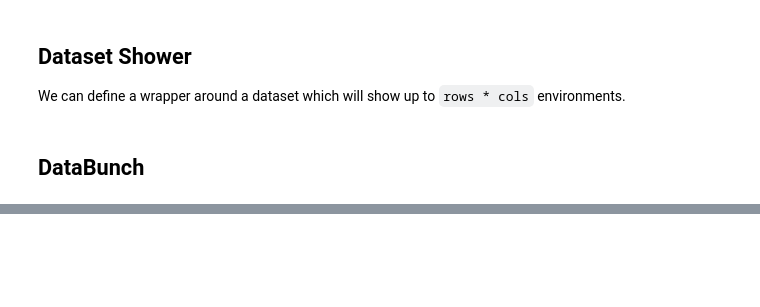
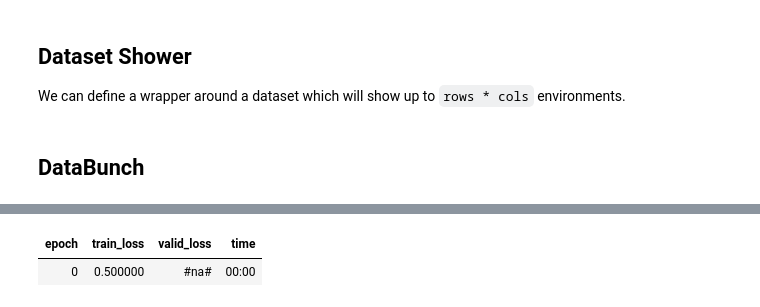
Before and after one commit to josiahls/fast-reinforcement-learning-2, a Jupyter notebook: nbs/05_data_block.ipynb, the cells around one changed output, grey strips where cells are left out. Drawn from its saved outputs; the diff is of its cells as text; code cells hidden in the pictures; blank space fills up the shorter version.

```diff
--- a/nbs/05_data_block.ipynb
+++ b/nbs/05_data_block.ipynb
@@ -616,7 +610,10 @@ with pytest.raises(RuntimeError):
 # %%
-data=AsyncExperienceSourceDataBunch.from_env('CartPole-v1',display=False,firstlast=True,add_valid=False,n_processes=2,n_envs=2)
+data=AsyncExperienceSourceDataBunch.from_env('CartPole-v1',display=False,firstlast=True,add_valid=False,max_steps=50,n_processes=2,n_envs=2)
 model=nn.Sequential(nn.Linear(4,5),nn.ReLU(),nn.Linear(5,2))
 agent=DQNAgent(model=model)
 learn=AgentLearner(data,model,agent=agent,callback_fns=[FakeRunCallback],loss_func=fake_loss)
 setattr(learn,'fitter',dqn_fitter)
-learn.fit(1,lr=0.01,wd=1)`
+learn.fit(1,lr=0.01,wd=1)
+# %% [output]
+| epoch | train_loss | valid_loss | time |
+| 0 | 0.500000 | #na# | 00:00 |
```
Also changed, not shown: parts of 22 cells of this notebook, 6 other files.
